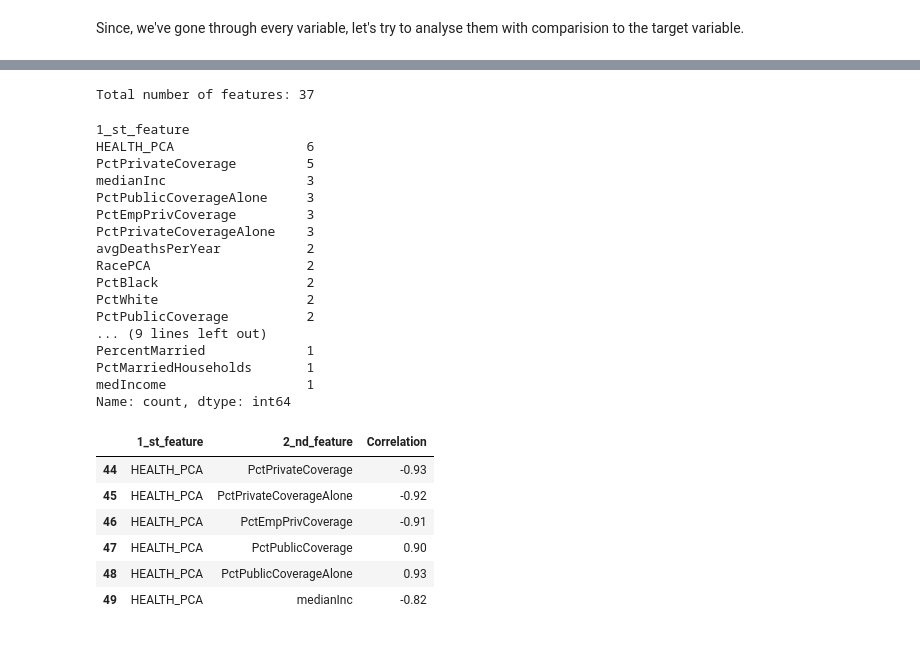
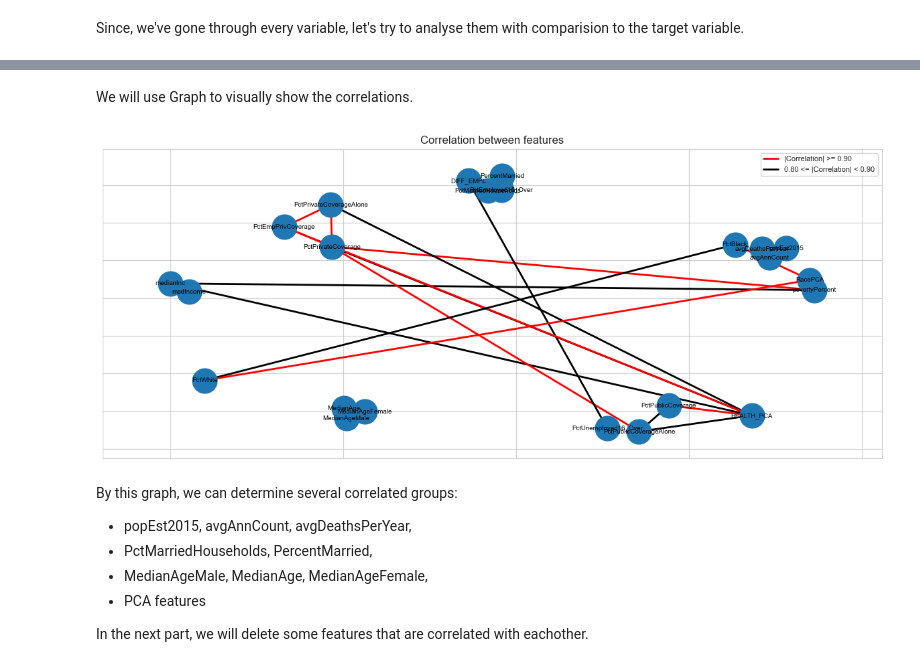
Before and after one commit to Grzegosh/Portfolio, a Jupyter notebook: Cancer_Death_Rate/main.ipynb, the cells around one changed output, grey strips where cells are left out. Saved outputs shown, nothing was run; the diff lists cells and outputs as text; code cells hidden in the pictures.

```diff
--- a/Cancer_Death_Rate/main.ipynb
+++ b/Cancer_Death_Rate/main.ipynb
@@ -724,32 +723,45 @@ With how many features are particular feature correlated?
-# %%
-print(f"Total number of features: {len(num_cols)}")
-corr_df['1_st_feature'].value_counts()
-# %% [output]
-Total number of features: 37
-1_st_feature
-HEALTH_PCA                 6
-PctPrivateCoverage         5
-medianInc                  3
-PctPublicCoverageAlone     3
-PctEmpPrivCoverage         3
-PctPrivateCoverageAlone    3
-avgDeathsPerYear           2
-RacePCA                    2
-PctBlack                   2
-PctWhite                   2
-PctPublicCoverage          2
-... (9 lines left out)
-PercentMarried             1
-PctMarriedHouseholds       1
-medIncome                  1
-Name: count, dtype: int64
-# %%
-corr_df[corr_df['1_st_feature']=='HEALTH_PCA']
-# %% [output]
-|  | 1_st_feature | 2_nd_feature | Correlation |
-| 44 | HEALTH_PCA | PctPrivateCoverage | -0.93 |
-| 45 | HEALTH_PCA | PctPrivateCoverageAlone | -0.92 |
-| 46 | HEALTH_PCA | PctEmpPrivCoverage | -0.91 |
-| 47 | HEALTH_PCA | PctPublicCoverage | 0.90 |
-| 48 | HEALTH_PCA | PctPublicCoverageAlone | 0.93 |
-| 49 | HEALTH_PCA | medianInc | -0.82 |
+# %% [markdown]
+We will use Graph to visually show the correlations.
+# %%
+import networkx as nx
+import matplotlib.lines as mlines
+G = nx.Graph()
+
+edge_colors = []
+for index, row in corr_df.iterrows():
+    G.add_edge(row['1_st_feature'], row['2_nd_feature'], weight=row['Correlation'])
+    if abs(row['Correlation']) >= 0.90:
+        edge_colors.append('red')
+    else:
+        edge_colors.append('black')
+
+plt.figure(figsize=(15,6))
+
+
+pos = nx.spring_layout(G, k = np.sqrt(1/len(G.edges)))
+
+nx.draw_networkx_nodes(G, pos, node_size=700)
+nx.draw_networkx_edges(G, pos, edge_color=edge_colors, width=2)
+
+
+nx.draw_networkx_labels(G, pos, font_size=7, font_family="sans-serif")
+
+
+red_line = mlines.Line2D([], [], color='red', linewidth=2, label='|Correlation| >= 0.90')
+black_line = mlines.Line2D([], [], color='black', linewidth=2, label='0.80 <= |Correlation| < 0.90')
+plt.legend(handles=[red_line, black_line], fontsize=8)
+
+plt.title("Correlation between features")
+plt.show()
+# %% [output]
+[figure, added]
+# %% [markdown]
+By this graph, we can determine several correlated groups:
+
+- popEst2015, avgAnnCount, avgDeathsPerYear,
+- PctMarriedHouseholds, PercentMarried,
+- MedianAgeMale, MedianAge, MedianAgeFemale,
+- PCA features
+
+
+In the next part, we will delete some features that are correlated with eachother.
```
Also changed, not shown: parts of 7 cells of this notebook.
